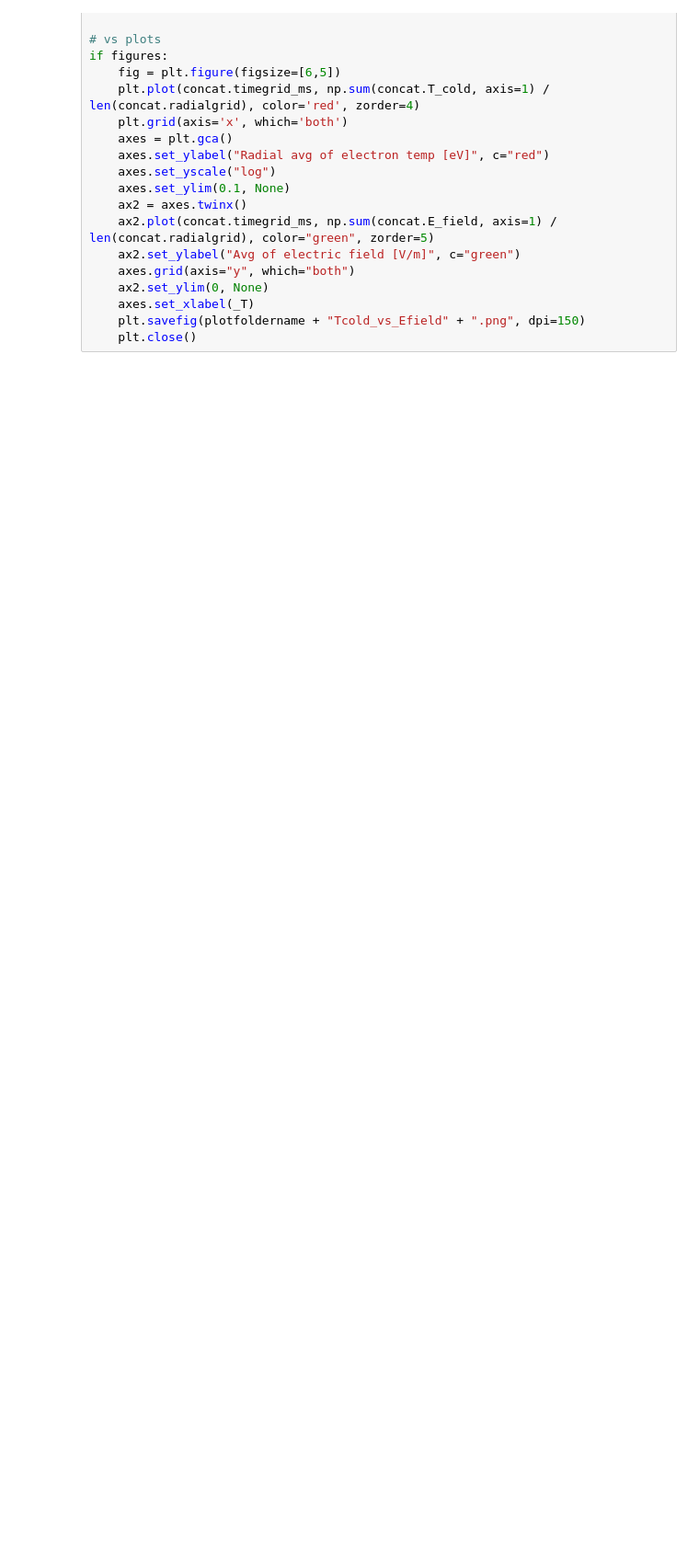
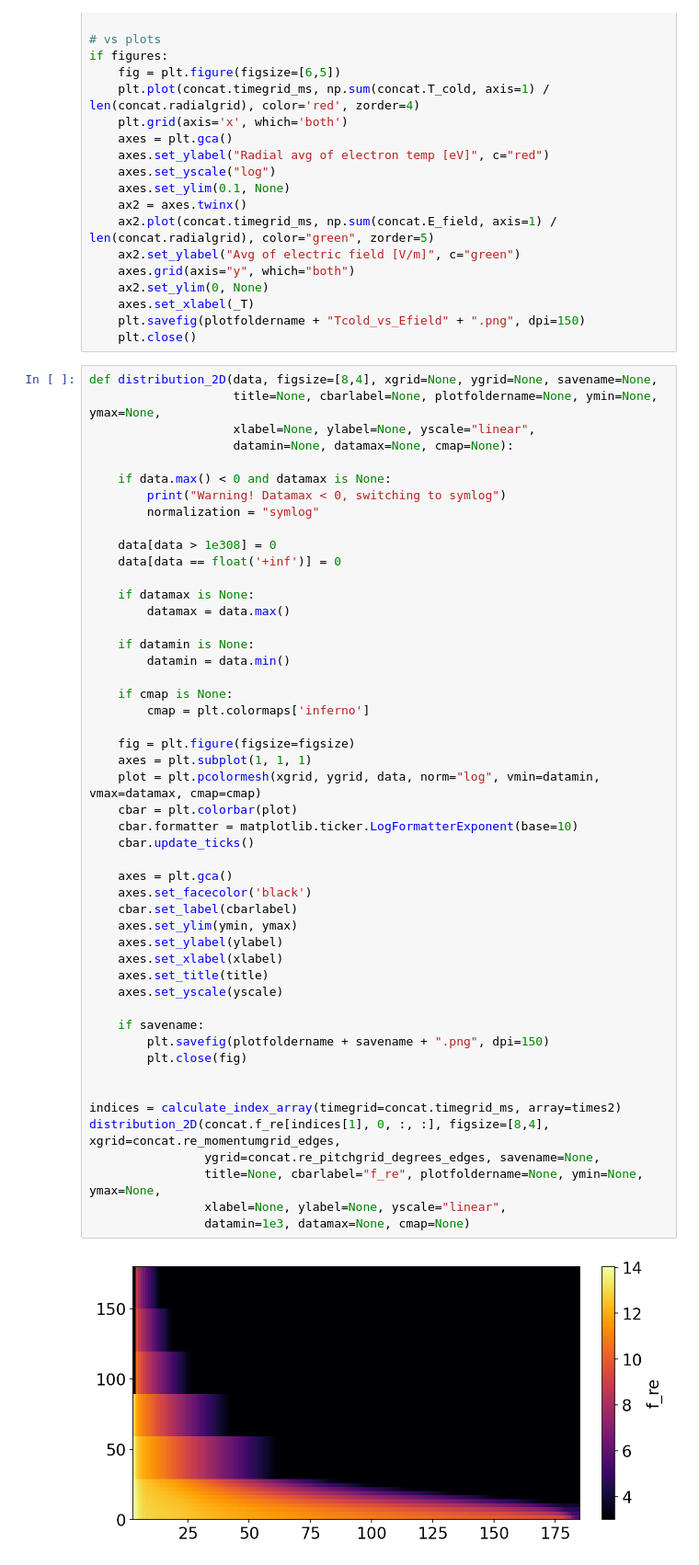
Before and after one commit to leferi99/CDO-plotting, a Jupyter notebook: EN.ipynb, the cells around one changed output. Shown at 92% size. Saved outputs shown, nothing was run; the diff lists cells and outputs as text; blank space fills up the shorter version.

Commit message:
distribution_2D

```diff
--- a/EN.ipynb
+++ b/EN.ipynb
@@ -890,3 +890,54 @@ if figures:
     axes.set_xlabel(_T)
     plt.savefig(plotfoldername + "Tcold_vs_Efield" + ".png", dpi=150)
     plt.close()
+# %%
+def distribution_2D(data, figsize=[8,4], xgrid=None, ygrid=None, savename=None,
+                    title=None, cbarlabel=None, plotfoldername=None, ymin=None, ymax=None,
+                    xlabel=None, ylabel=None, yscale="linear",
+                    datamin=None, datamax=None, cmap=None):
+
+    if data.max() < 0 and datamax is None:
+        print("Warning! Datamax < 0, switching to symlog")
+        normalization = "symlog"
+
+    data[data > 1e308] = 0
+    data[data == float('+inf')] = 0
+
+    if datamax is None:
+        datamax = data.max()
+
+    if datamin is None:
+        datamin = data.min()
+
+    if cmap is None:
+        cmap = plt.colormaps['inferno']
+
+    fig = plt.figure(figsize=figsize)
+    axes = plt.subplot(1, 1, 1)
+    plot = plt.pcolormesh(xgrid, ygrid, data, norm="log", vmin=datamin, vmax=datamax, cmap=cmap)
+    cbar = plt.colorbar(plot)
+    cbar.formatter = matplotlib.ticker.LogFormatterExponent(base=10)
+    cbar.update_ticks()
+
+    axes = plt.gca()
+    axes.set_facecolor('black')
+    cbar.set_label(cbarlabel)
+    axes.set_ylim(ymin, ymax)
+    axes.set_ylabel(ylabel)
+    axes.set_xlabel(xlabel)
+    axes.set_title(title)
+    axes.set_yscale(yscale)
+
+    if savename:
+        plt.savefig(plotfoldername + savename + ".png", dpi=150)
+        plt.close(fig)
+
+
+indices = calculate_index_array(timegrid=concat.timegrid_ms, array=times2)
+distribution_2D(concat.f_re[indices[1], 0, :, :], figsize=[8,4], xgrid=concat.re_momentumgrid_edges,
+                ygrid=concat.re_pitchgrid_degrees_edges, savename=None,
+                title=None, cbarlabel="f_re", plotfoldername=None, ymin=None, ymax=None,
+                xlabel=None, ylabel=None, yscale="linear",
+                datamin=1e3, datamax=None, cmap=None)
+# %% [output]
+[figure, added]
```
Also changed, not shown: parts of 6 cells of this notebook.
